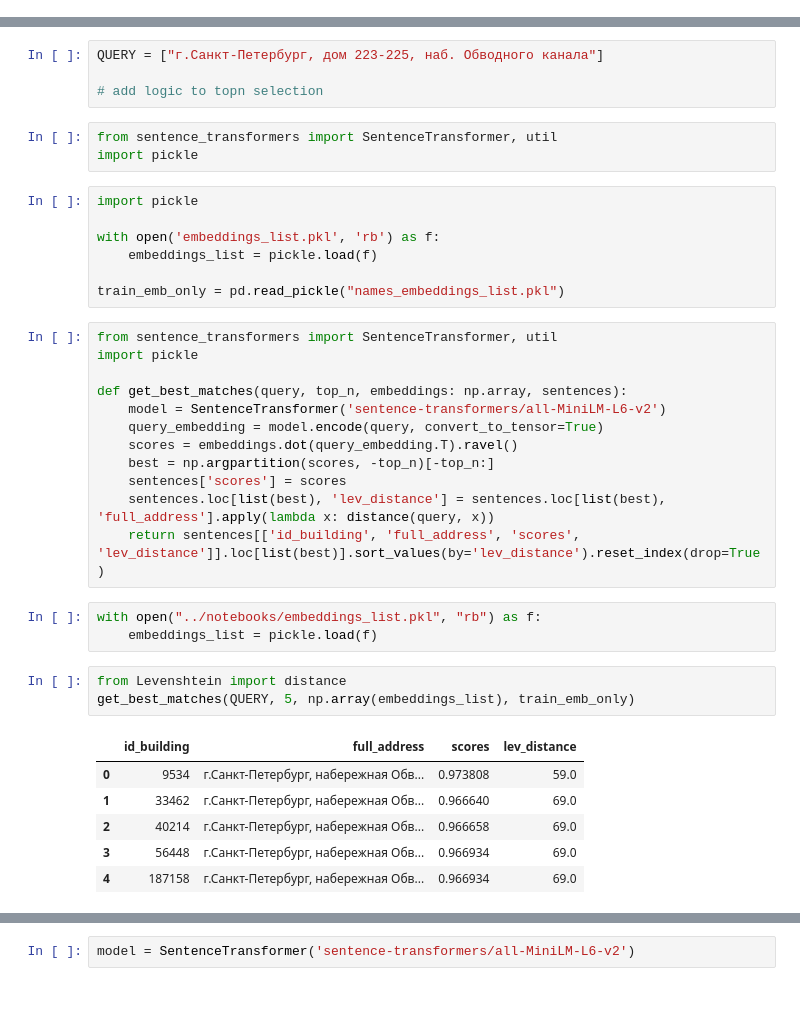
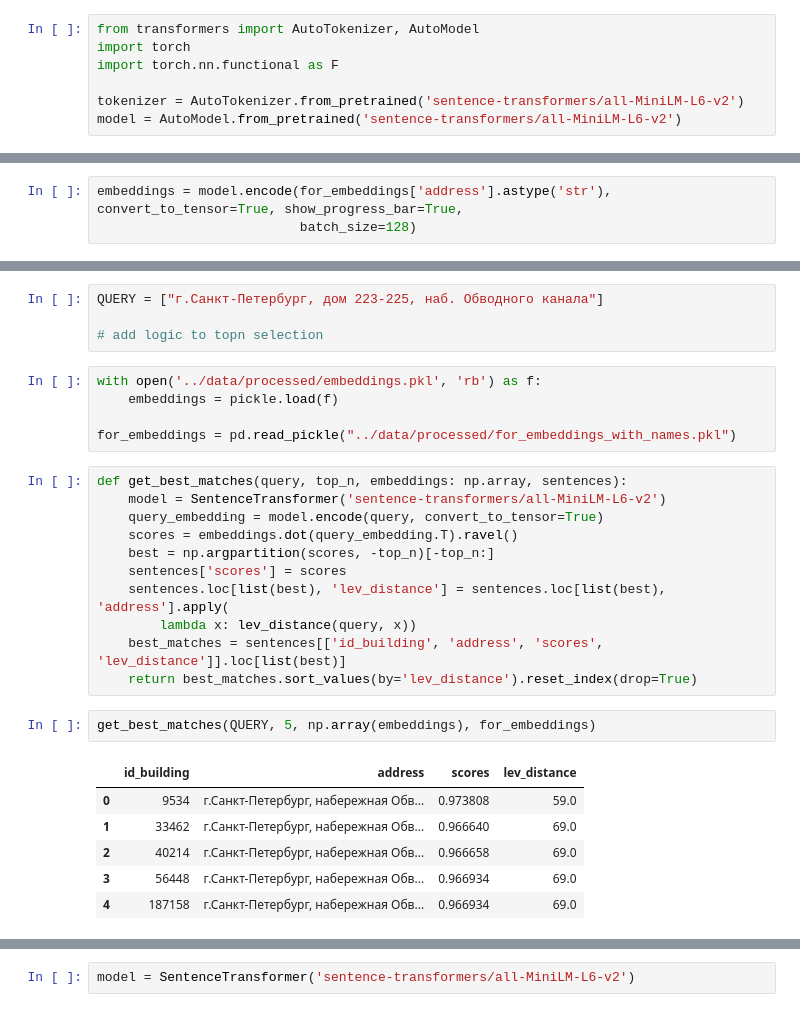
Before and after one commit to FVA13/addresses_matcher, a Jupyter notebook: notebooks/model.ipynb, the cells around one changed output, grey strips where cells are left out. Drawn from its saved outputs; the diff is of its cells as text.

```diff
--- a/notebooks/model.ipynb
+++ b/notebooks/model.ipynb
@@ -68,0 +151,7 @@ train
+# %%
+from transformers import AutoTokenizer, AutoModel
+import torch
+import torch.nn.functional as F
+
+tokenizer = AutoTokenizer.from_pretrained('sentence-transformers/all-MiniLM-L6-v2')
+model = AutoModel.from_pretrained('sentence-transformers/all-MiniLM-L6-v2')
@@ -68,0 +160,3 @@ train
+# %%
+embeddings = model.encode(for_embeddings['address'].astype('str'), convert_to_tensor=True, show_progress_bar=True,
+                          batch_size=128)
@@ -72,36 +190,26 @@ train
 QUERY = ["г.Санкт-Петербург, дом 223-225, наб. Обводного канала"]
 
 # add logic to topn selection
-# %%
-from sentence_transformers import SentenceTransformer, util
-import pickle
 # %%
-import pickle
+with open('../data/processed/embeddings.pkl', 'rb') as f:
+    embeddings = pickle.load(f)
 
-with open('embeddings_list.pkl', 'rb') as f:
-    embeddings_list = pickle.load(f)
-
-train_emb_only = pd.read_pickle("names_embeddings_list.pkl")
+for_embeddings = pd.read_pickle("../data/processed/for_embeddings_with_names.pkl")
 # %%
-from sentence_transformers import SentenceTransformer, util
-import pickle
-
 def get_best_matches(query, top_n, embeddings: np.array, sentences):
     model = SentenceTransformer('sentence-transformers/all-MiniLM-L6-v2')
     query_embedding = model.encode(query, convert_to_tensor=True)
     scores = embeddings.dot(query_embedding.T).ravel()
     best = np.argpartition(scores, -top_n)[-top_n:]
     sentences['scores'] = scores
-    sentences.loc[list(best), 'lev_distance'] = sentences.loc[list(best), 'full_address'].apply(lambda x: distance(query, x))
-    return sentences[['id_building', 'full_address', 'scores', 'lev_distance']].loc[list(best)].sort_values(by='lev_distance').reset_index(drop=True)
+    sentences.loc[list(best), 'lev_distance'] = sentences.loc[list(best), 'address'].apply(
+        lambda x: lev_distance(query, x))
+    best_matches = sentences[['id_building', 'address', 'scores', 'lev_distance']].loc[list(best)]
+    return best_matches.sort_values(by='lev_distance').reset_index(drop=True)
-# %%
-with open("../notebooks/embeddings_list.pkl", "rb") as f:
-    embeddings_list = pickle.load(f)
 # %%
-from Levenshtein import distance
-get_best_matches(QUERY, 5, np.array(embeddings_list), train_emb_only)
+get_best_matches(QUERY, 5, np.array(embeddings), for_embeddings)
 # %% [output]
-|  | id_building | full_address | scores | lev_distance |
+|  | id_building | address | scores | lev_distance |
 | 0 | 9534 | г.Санкт-Петербург, набережная Обв... | 0.973808 | 59.0 |
 | 1 | 33462 | г.Санкт-Петербург, набережная Обв... | 0.966640 | 69.0 |
 | 2 | 40214 | г.Санкт-Петербург, набережная Обв... | 0.966658 | 69.0 |
```
Also changed, not shown: parts of 27 cells of this notebook, 2 other files.
